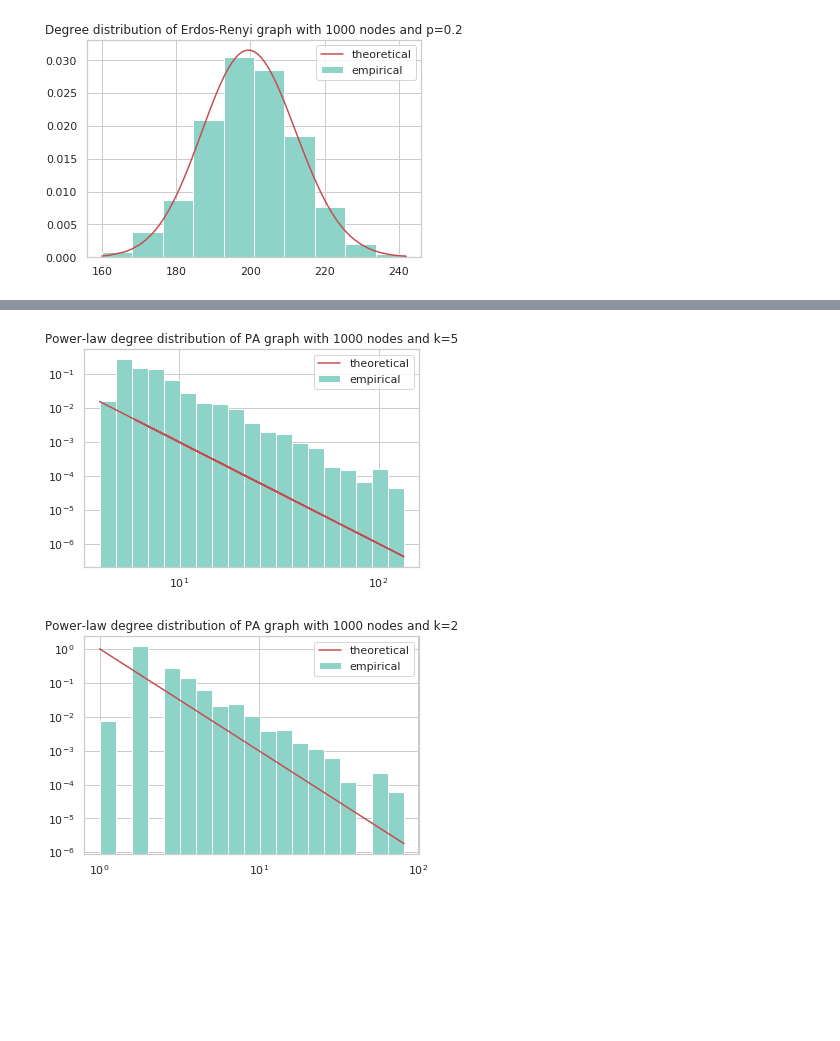
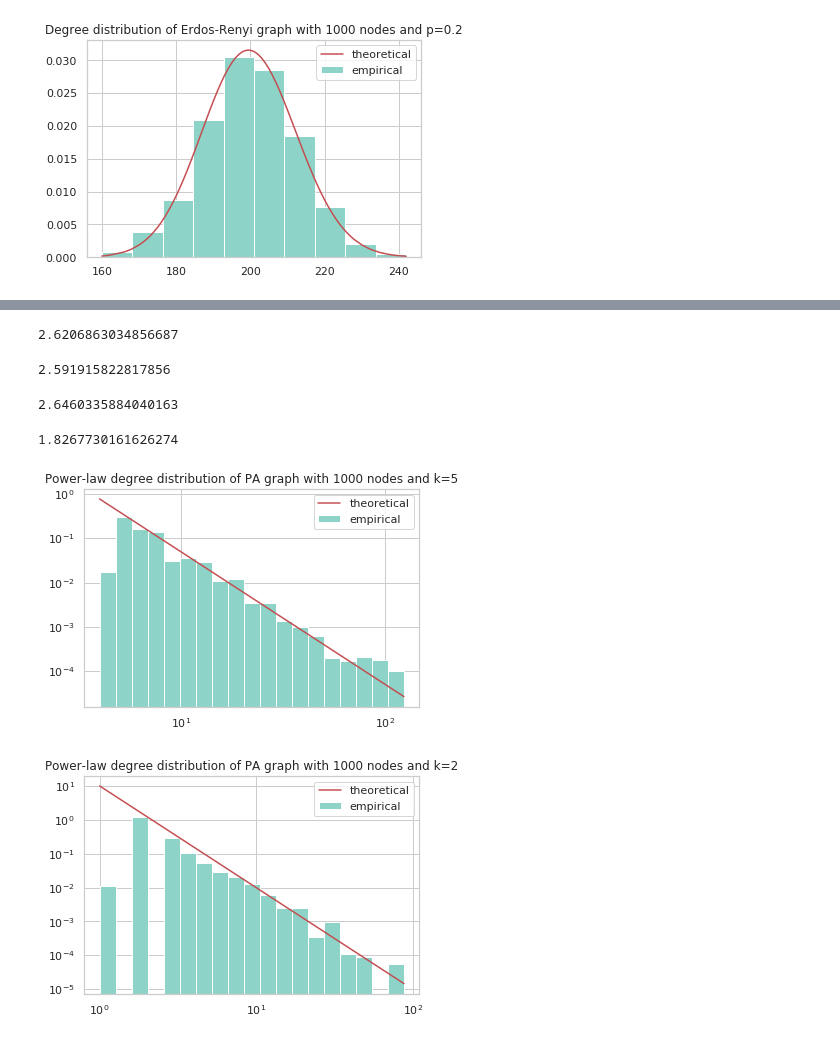
Before and after one commit to LouGalata/ComplexNetworks, a Jupyter notebook: cn_models/lab2_ksenia.ipynb, the cells around one changed output, grey strips where cells are left out. Cells and saved outputs as stored; diff of their text form; code cells hidden in the pictures; blank space fills up the shorter version.

Commit message:
estimate exponent

```diff
--- a/cn_models/lab2_ksenia.ipynb
+++ b/cn_models/lab2_ksenia.ipynb
@@ -169,6 +170,3 @@ Text(0.5, 1.0, 'Degree distribution of Erdos-Renyi graph with 1000 nodes and p=0
 [figure]
 # %%
 G2 = barabasi_albert(1000,5)
-# %%
-deg = list(nx.degree(G2))
-node_indexes, node_degrees = zip(*deg)
@@ -223,19 +186,35 @@ array([  4.        ,   4.81199877,   5.78883304,   6.96396436,
+# %%
+estimate_exponent(G2)
+# %% [output]
+2.6206863034856687
+# %%
+estimate_exponent(barabasi_albert(2000,3))
+# %% [output]
+2.591915822817856
+# %%
+estimate_exponent(barabasi_albert(2000,5))
+# %% [output]
+2.6460335884040163
+# %%
+estimate_exponent(barabasi_albert(1000,2))
+# %% [output]
+1.8267730161626274
 # %%
-def plot_ba_graph(G, n, k):
+def plot_ba_graph(G, n, k, C):
     n_nodes = G.number_of_nodes()
     deg = list(nx.degree(G))
     node_indexes, node_degrees = zip(*deg)
     plt.hist(node_degrees, 10 ** np.linspace(np.log10(min(node_degrees)), np.log10(max(node_degrees)), 20), log=True, density=True, label='empirical')
-    plt.plot([10**np.log10(k) for k in list(set(node_degrees))],[k**(-3) for k in [10**np.log10(k) for k in list(set(node_degrees))]], c='r', label='theoretical')
+    plt.plot([10**np.log10(k) for k in list(set(node_degrees))],[C*k**(-3) for k in [10**np.log10(k) for k in list(set(node_degrees))]], c='r', label='theoretical')
     plt.gca().set_xscale("log")
     plt.legend()
     plt.title(f'Power-law degree distribution of PA graph with {n} nodes and k={k}')
     plt.show()
 # %%
-plot_ba_graph(G2, 1000, 5)
+plot_ba_graph(G2, 1000, 5, 50)
 # %% [output]
-[figure, old version]
+[figure, new version]
 # %%
-plot_ba_graph(barabasi_albert(1000,2),1000,2)
+plot_ba_graph(barabasi_albert(1000,2),1000,2,10)
 # %% [output]
-[figure, old version]
+[figure, new version]
```
Also changed, not shown: parts of 5 cells of this notebook.
